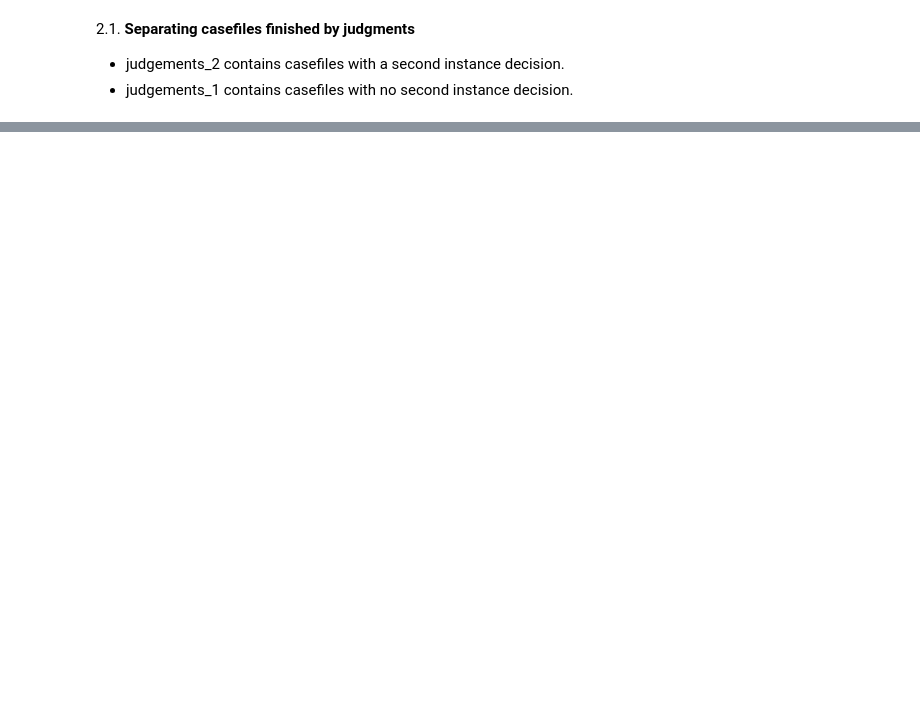
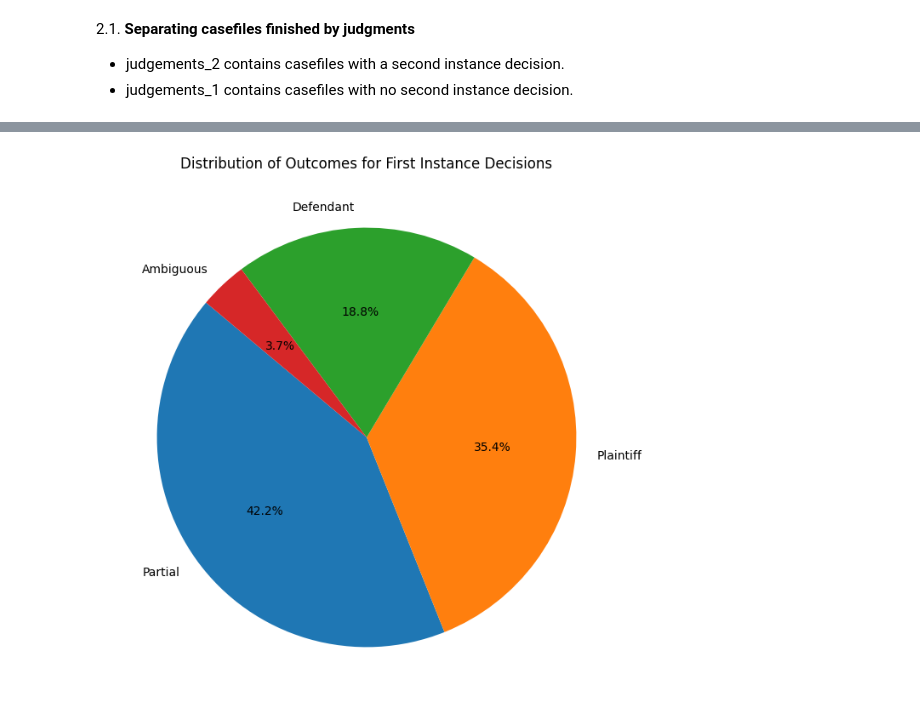
Before and after one commit to pmalca/datasets_iat_project, a Jupyter notebook: 2_judges_outcomes.ipynb, the cells around one changed output, grey strips where cells are left out. Saved outputs shown, nothing was run; the diff lists cells and outputs as text; code cells hidden in the pictures; blank space fills up the shorter version.

```diff
--- a/2_judges_outcomes.ipynb
+++ b/2_judges_outcomes.ipynb
@@ -236,3 +310,22 @@ plt.show()
+# %%
+no_vista_df = judgements_df[~judgements_df['resolution_type'].str.contains('VISTA', case=False, na=False)]
+
+# Check if there are any rows without 'vista'
+if not no_vista_df.empty:
+
+    # Calculate the value counts of the 'outcome' column for the filtered rows
+    outcome_counts = no_vista_df['outcome'].value_counts()
+
+    # Create a pie chart
+    plt.figure(figsize=(8, 8))
+    plt.pie(outcome_counts, labels=outcome_counts.index, autopct='%1.1f%%', startangle=140)
+    plt.title('Distribution of Outcomes for First Instance Decisions')
+    plt.show()
+
+else:
+    print("All rows contain 'vista' in the 'resolution_type' column.")
+# %% [output]
+[figure, added]
 # %%
 judgements_2 = filter_vista_cases(judgements_df)
 judgements_1 = separate_case_files(judgements_df, judgements_2)
```
Also changed, not shown: parts of 61 cells of this notebook, 2 other files.
